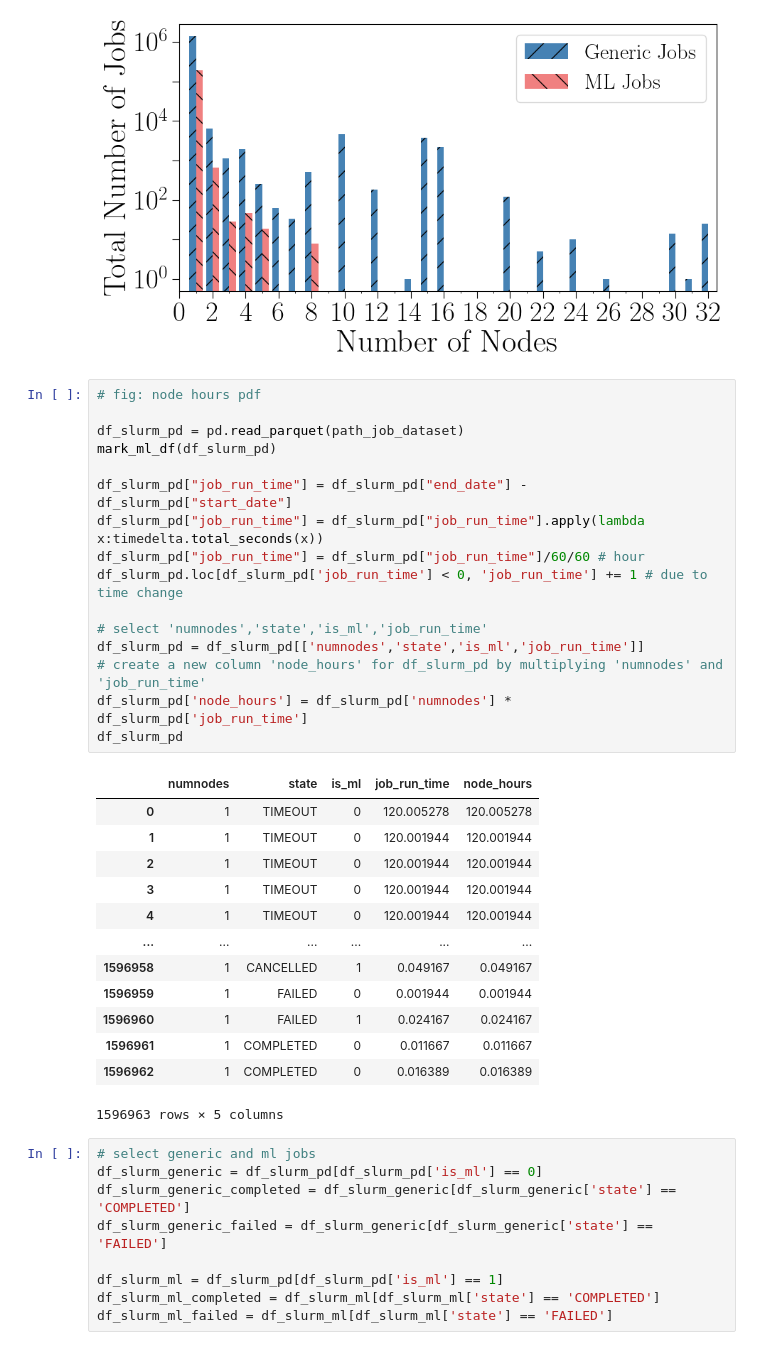
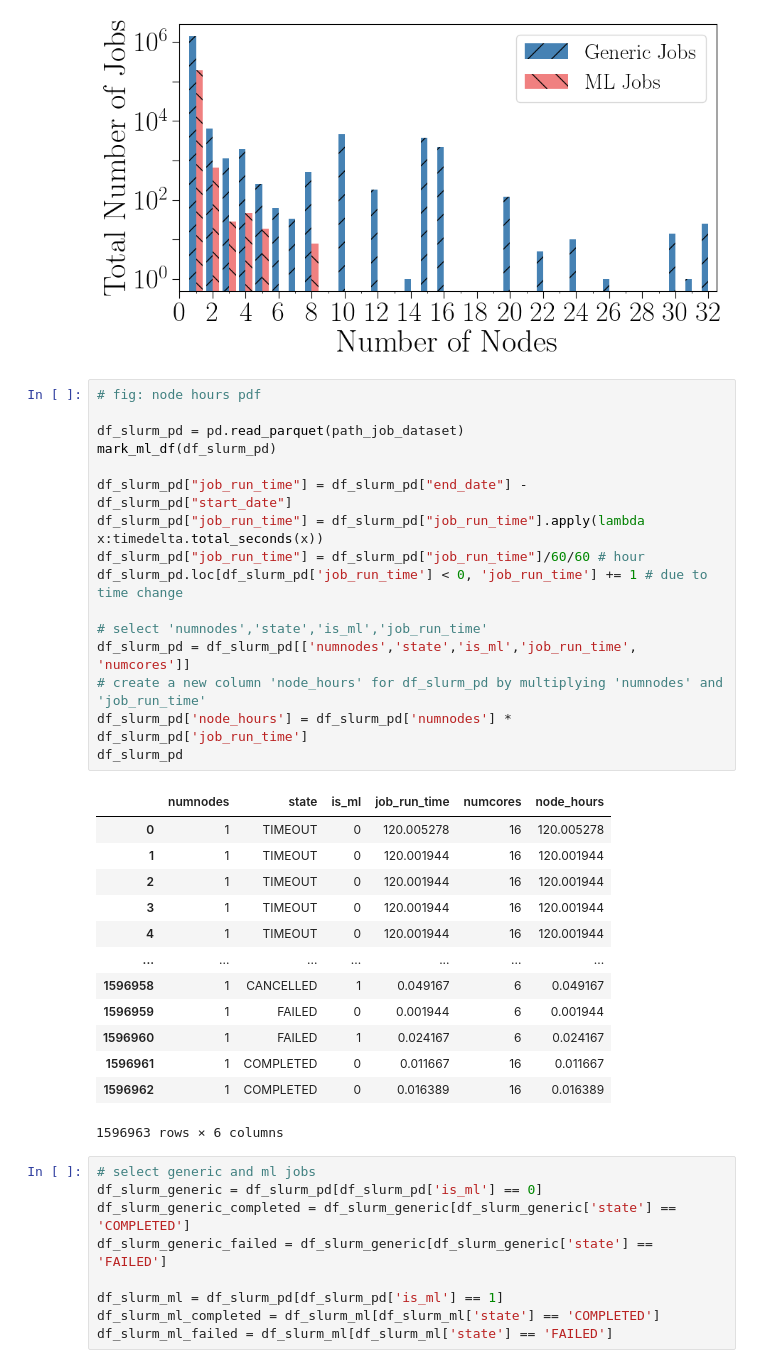
Before and after one commit to atlarge-research/2024-icpads-hpc-workload-characterization, a Jupyter notebook: 5d_job_size_analysis.ipynb, the cells around one changed output. Saved outputs shown, nothing was run; the diff lists cells and outputs as text.

```diff
--- a/5d_job_size_analysis.ipynb
+++ b/5d_job_size_analysis.ipynb
@@ -185,33 +197,33 @@ plt.show()
 # %%
 # fig: node hours pdf
 
 df_slurm_pd = pd.read_parquet(path_job_dataset)
 mark_ml_df(df_slurm_pd)
 
 df_slurm_pd["job_run_time"] = df_slurm_pd["end_date"] - df_slurm_pd["start_date"]
 df_slurm_pd["job_run_time"] = df_slurm_pd["job_run_time"].apply(lambda x:timedelta.total_seconds(x))
 df_slurm_pd["job_run_time"] = df_slurm_pd["job_run_time"]/60/60 # hour
 df_slurm_pd.loc[df_slurm_pd['job_run_time'] < 0, 'job_run_time'] += 1 # due to time change
 
 # select 'numnodes','state','is_ml','job_run_time'
-df_slurm_pd = df_slurm_pd[['numnodes','state','is_ml','job_run_time']]
+df_slurm_pd = df_slurm_pd[['numnodes','state','is_ml','job_run_time', 'numcores']]
 # create a new column 'node_hours' for df_slurm_pd by multiplying 'numnodes' and 'job_run_time'
 df_slurm_pd['node_hours'] = df_slurm_pd['numnodes'] * df_slurm_pd['job_run_time']
 df_slurm_pd
 # %% [output]
-|  | numnodes | state | is_ml | job_run_time | node_hours |
-| 0 | 1 | TIMEOUT | 0 | 120.005278 | 120.005278 |
-| 1 | 1 | TIMEOUT | 0 | 120.001944 | 120.001944 |
-| 2 | 1 | TIMEOUT | 0 | 120.001944 | 120.001944 |
-| 3 | 1 | TIMEOUT | 0 | 120.001944 | 120.001944 |
-| 4 | 1 | TIMEOUT | 0 | 120.001944 | 120.001944 |
-| ... | ... | ... | ... | ... | ... |
-| 1596958 | 1 | CANCELLED | 1 | 0.049167 | 0.049167 |
-| 1596959 | 1 | FAILED | 0 | 0.001944 | 0.001944 |
-| 1596960 | 1 | FAILED | 1 | 0.024167 | 0.024167 |
-| 1596961 | 1 | COMPLETED | 0 | 0.011667 | 0.011667 |
-| 1596962 | 1 | COMPLETED | 0 | 0.016389 | 0.016389 |
+|  | numnodes | state | is_ml | job_run_time | numcores | node_hours |
+| 0 | 1 | TIMEOUT | 0 | 120.005278 | 16 | 120.005278 |
+| 1 | 1 | TIMEOUT | 0 | 120.001944 | 16 | 120.001944 |
+| 2 | 1 | TIMEOUT | 0 | 120.001944 | 16 | 120.001944 |
+| 3 | 1 | TIMEOUT | 0 | 120.001944 | 16 | 120.001944 |
+| 4 | 1 | TIMEOUT | 0 | 120.001944 | 16 | 120.001944 |
+| ... | ... | ... | ... | ... | ... | ... |
+| 1596958 | 1 | CANCELLED | 1 | 0.049167 | 6 | 0.049167 |
+| 1596959 | 1 | FAILED | 0 | 0.001944 | 6 | 0.001944 |
+| 1596960 | 1 | FAILED | 1 | 0.024167 | 6 | 0.024167 |
+| 1596961 | 1 | COMPLETED | 0 | 0.011667 | 16 | 0.011667 |
+| 1596962 | 1 | COMPLETED | 0 | 0.016389 | 16 | 0.016389 |
-1596963 rows × 5 columns
+1596963 rows × 6 columns
 # %%
 # select generic and ml jobs
 df_slurm_generic = df_slurm_pd[df_slurm_pd['is_ml'] == 0]
```
Also changed, not shown: parts of 4 cells of this notebook, 13 other files.
